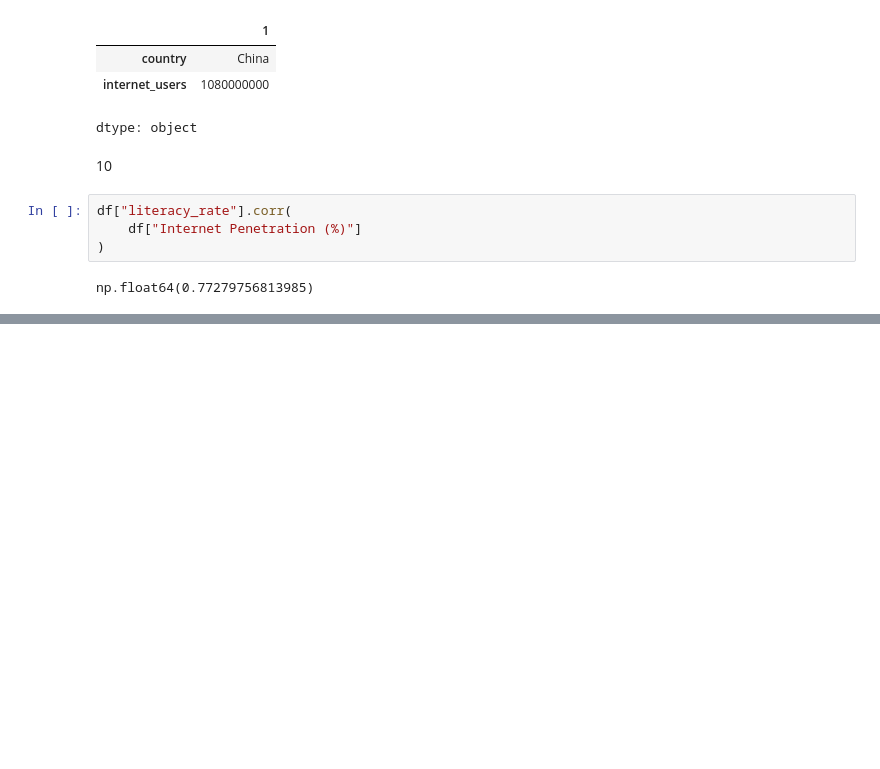
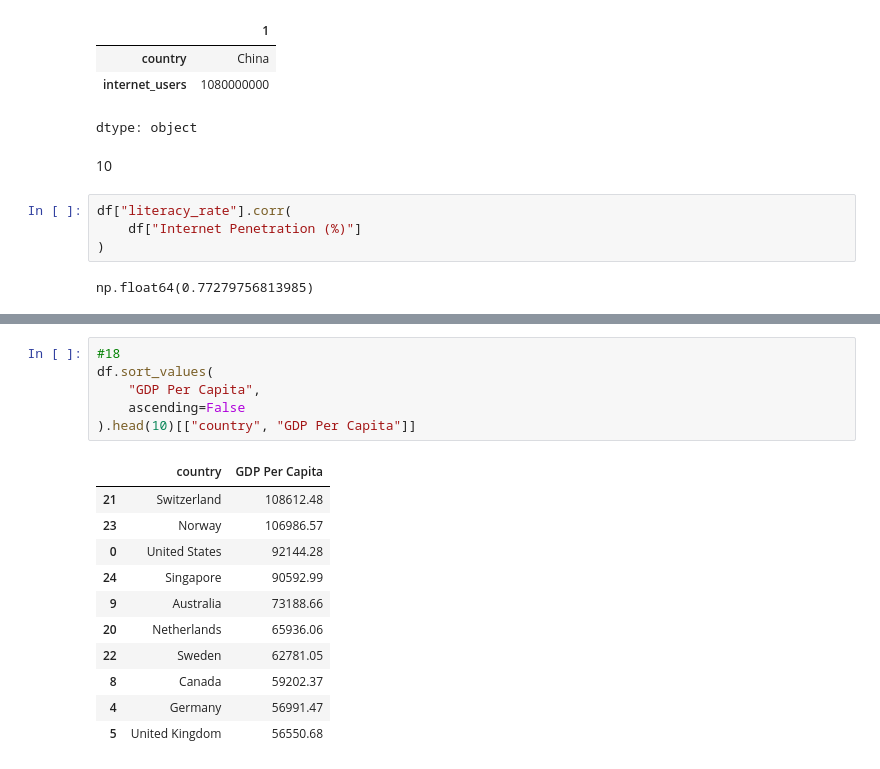
Before and after one commit to adharsh1904/CASESTUDY7, a Jupyter notebook: casestudy7.ipynb, the cells around one changed output, grey strips where cells are left out. Cells and saved outputs as stored; diff of their text form; blank space fills up the shorter version.

```diff
--- a/casestudy7.ipynb
+++ b/casestudy7.ipynb
@@ -371,0 +484,18 @@ np.float64(0.77279756813985)
+# %%
+#18
+df.sort_values(
+    "GDP Per Capita",
+    ascending=False
+).head(10)[["country", "GDP Per Capita"]]
+# %% [output]
+|  | country | GDP Per Capita |
+| 21 | Switzerland | 108612.48 |
+| 23 | Norway | 106986.57 |
+| 0 | United States | 92144.28 |
+| 24 | Singapore | 90592.99 |
+| 9 | Australia | 73188.66 |
+| 20 | Netherlands | 65936.06 |
+| 22 | Sweden | 62781.05 |
+| 8 | Canada | 59202.37 |
+| 4 | Germany | 56991.47 |
+| 5 | United Kingdom | 56550.68 |
```
Also changed, not shown: parts of 8 cells of this notebook.
